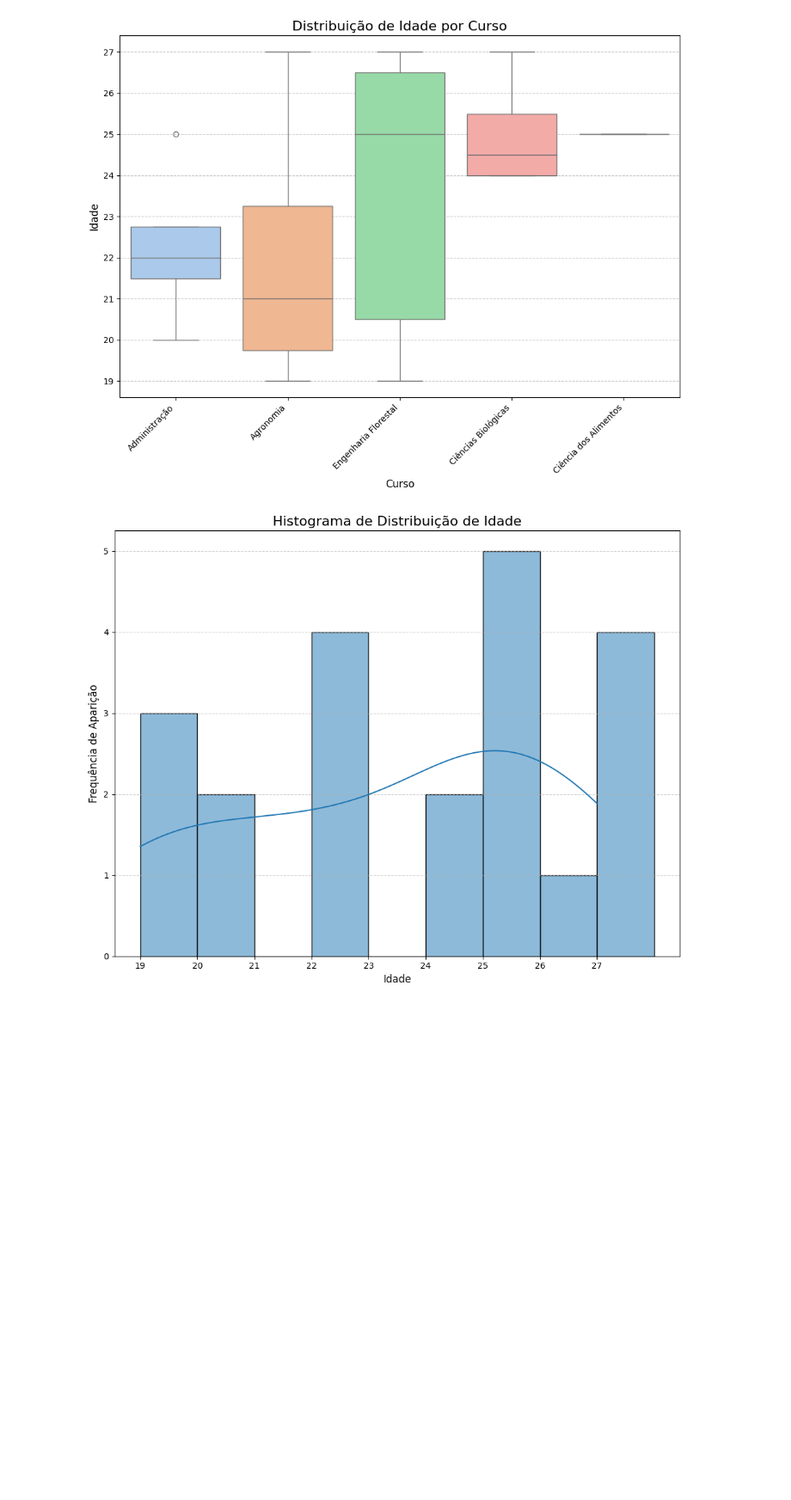
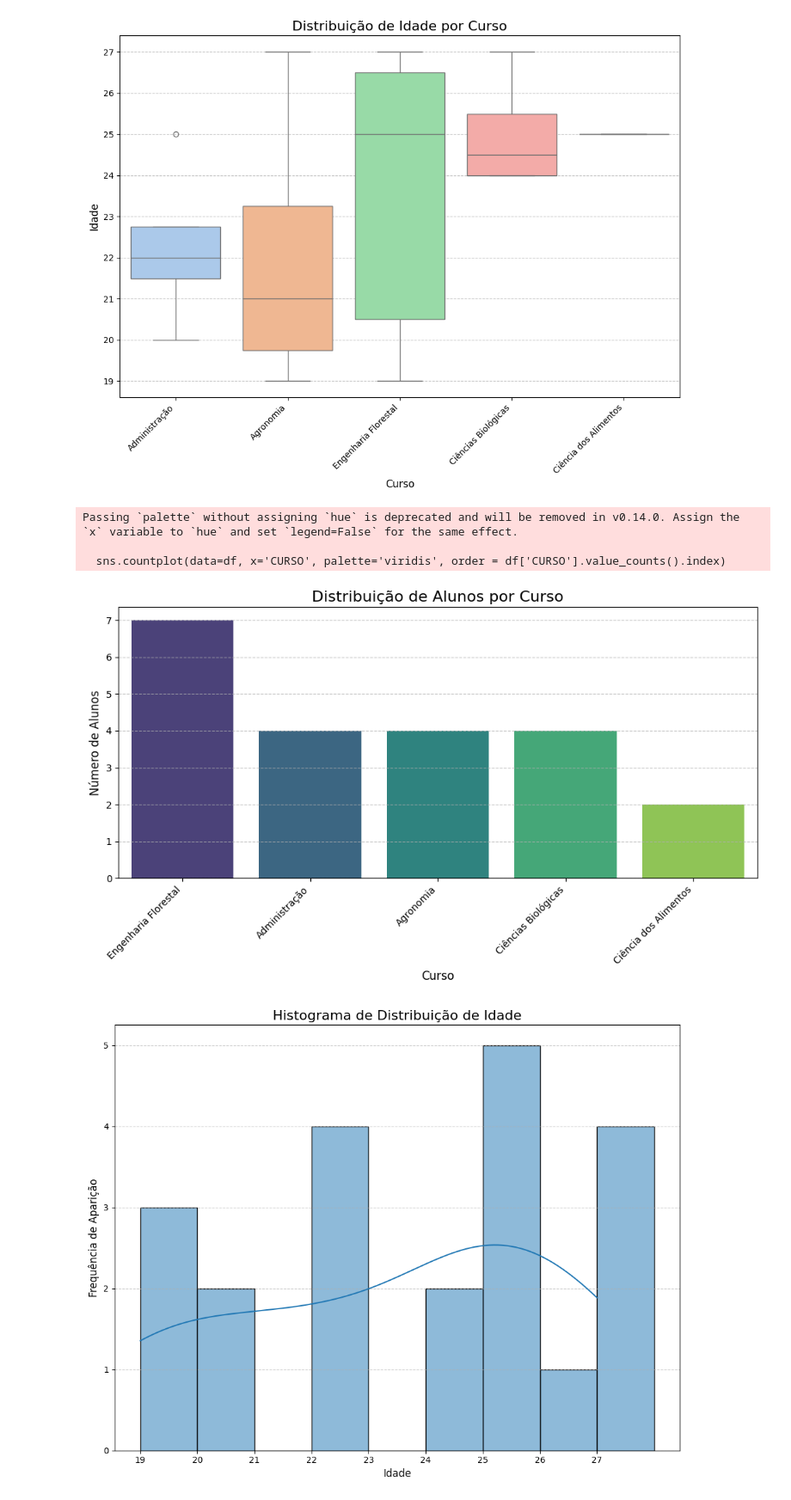
Before and after one commit to babiologa/Bioestat-stica, a Jupyter notebook: atividade02.ipynb, the cells around one changed output. Shown at 86% size. Drawn from its saved outputs; the diff is of its cells as text; code cells hidden in the pictures; blank space fills up the shorter version.

```diff
--- a/atividade02.ipynb
+++ b/atividade02.ipynb
@@ -89,6 +63,29 @@ Passing `palette` without assigning `hue` is deprecated and will be removed in v
 
   sns.boxplot(data=df, x= 'CURSO', y= 'IDADE', palette= 'pastel')
 [figure]
+# %%
+#Gráfico de Barras
+
+import pandas as pd
+import seaborn as sns
+import matplotlib.pyplot as plt
+
+df = pd.read_excel('tarefa02.xlsx') # Ensure df is defined
+
+plt.figure(figsize=(10, 6))
+sns.countplot(data=df, x='CURSO', palette='viridis', order = df['CURSO'].value_counts().index)
+plt.title('Distribuição de Alunos por Curso', fontsize=16)
+plt.xlabel('Curso', fontsize=12)
+plt.ylabel('Número de Alunos', fontsize=12)
+plt.xticks(rotation=45, ha='right')
+plt.grid(axis='y', linestyle='--', alpha=0.7)
+plt.tight_layout()
+plt.show()
+# %% [output]
+Passing `palette` without assigning `hue` is deprecated and will be removed in v0.14.0. Assign the `x` variable to `hue` and set `legend=False` for the same effect.
+
+  sns.countplot(data=df, x='CURSO', palette='viridis', order = df['CURSO'].value_counts().index)
+[figure, added]
 # %%
 #Histograma
 
```
Also changed, not shown: parts of 3 cells of this notebook.
